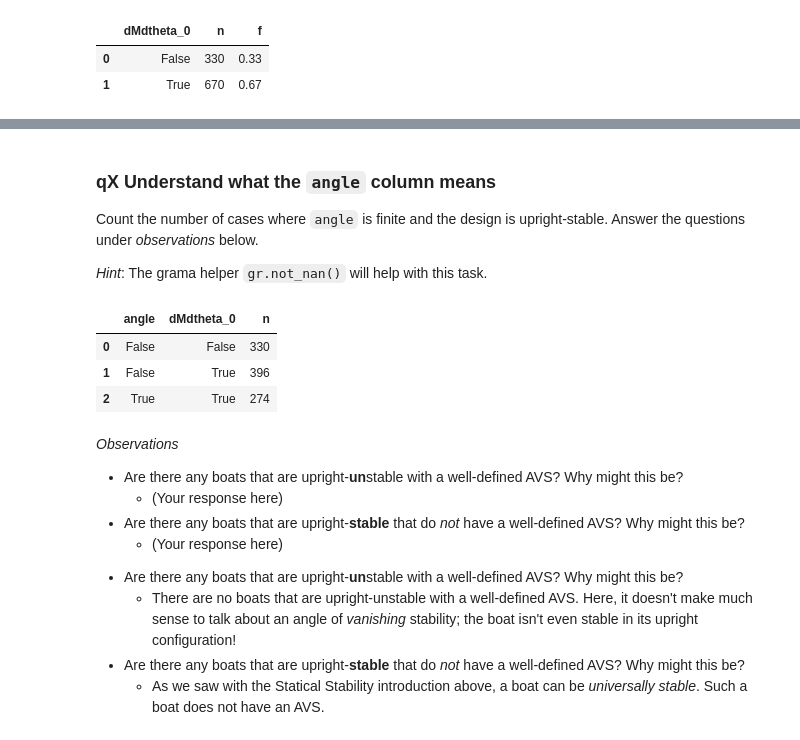
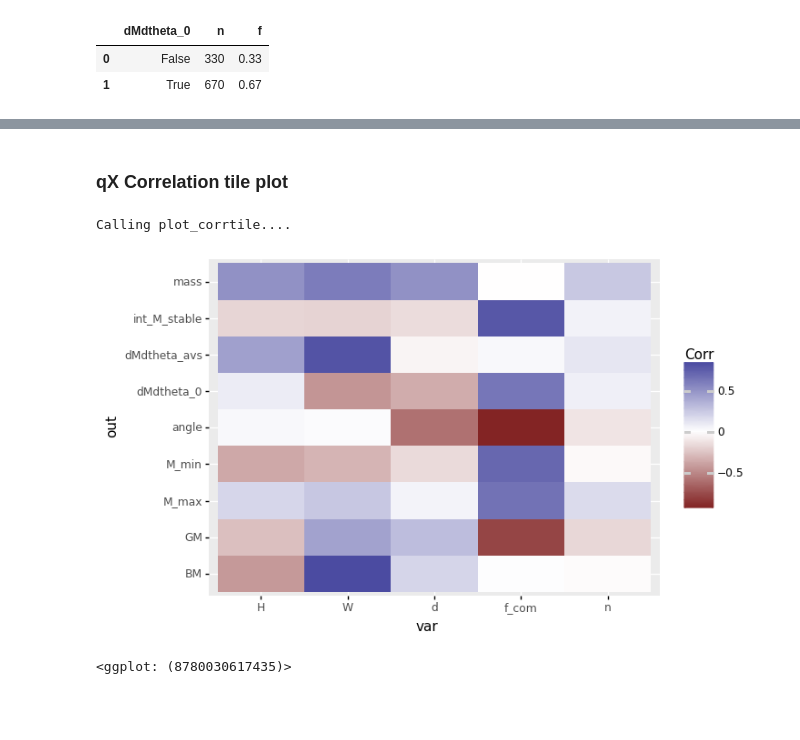
Before and after one commit to zdelrosario/evc-course, a Jupyter notebook: challenges/c04-boats-master.ipynb, the cells around one changed output, grey strips where cells are left out. Saved outputs shown, nothing was run; the diff lists cells and outputs as text; code cells hidden in the pictures; blank space fills up the shorter version.

Commit message:
mv material to cut; add iocorr, timing

```diff
--- a/challenges/c04-boats-master.ipynb
+++ b/challenges/c04-boats-master.ipynb
@@ -251,36 +222,18 @@ Warning: stat_bin : Removed 726 rows containing non-finite values.
-# %% [markdown]
-### __qX__ Understand what the `angle` column means
-
-Count the number of cases where `angle` is finite and the design is upright-stable. Answer the questions under *observations* below.
-
-*Hint*: The grama helper `gr.not_nan()` will help with this task.
-# %%
-(
-    df_archival
-    >> gr.tf_count(
-# solution-begin
-        gr.not_nan(DF.angle),
-        DF.dMdtheta_0 < 0,
-# solution-end
-    )
-)
-# %% [output]
-|  | angle | dMdtheta_0 | n |
-| 0 | False | False | 330 |
-| 1 | False | True | 396 |
-| 2 | True | True | 274 |
-# %% [markdown]
-*Observations*
-
-<!-- task-begin -->
-- Are there any boats that are upright-**un**stable with a well-defined AVS? Why might this be?
-  - (Your response here)
-- Are there any boats that are upright-**stable** that do *not* have a well-defined AVS? Why might this be?
-  - (Your response here)
-<!-- task-end -->
-<!-- solution-begin -->
-- Are there any boats that are upright-**un**stable with a well-defined AVS? Why might this be?
-  - There are no boats that are upright-unstable with a well-defined AVS. Here, it doesn't make much sense to talk about an angle of *vanishing* stability; the boat isn't even stable in its upright configuration!
-- Are there any boats that are upright-**stable** that do *not* have a well-defined AVS? Why might this be?
-  - As we saw with the Statical Stability introduction above, a boat can be *universally stable*. Such a boat does not have an AVS.
-<!-- solution-end -->
+# %% [markdown]
+### __qX__ Correlation tile plot
+# %%
+(
+    df_archival
+# task-begin
+    ## Compute the input/output correlation data here
+# task-end
+# solution-begin
+    >> gr.tf_iocorr(var=var, out=out, nan_drop=True)
+# solution-end
+    ## NOTE: No need to edit; this will visualize your data
+    >> gr.pt_auto()
+)
+# %% [output]
+Calling plot_corrtile....
+[figure, added]
+<ggplot: (8780030617435)>
```
Also changed, not shown: parts of 26 cells of this notebook, 1 other file.
